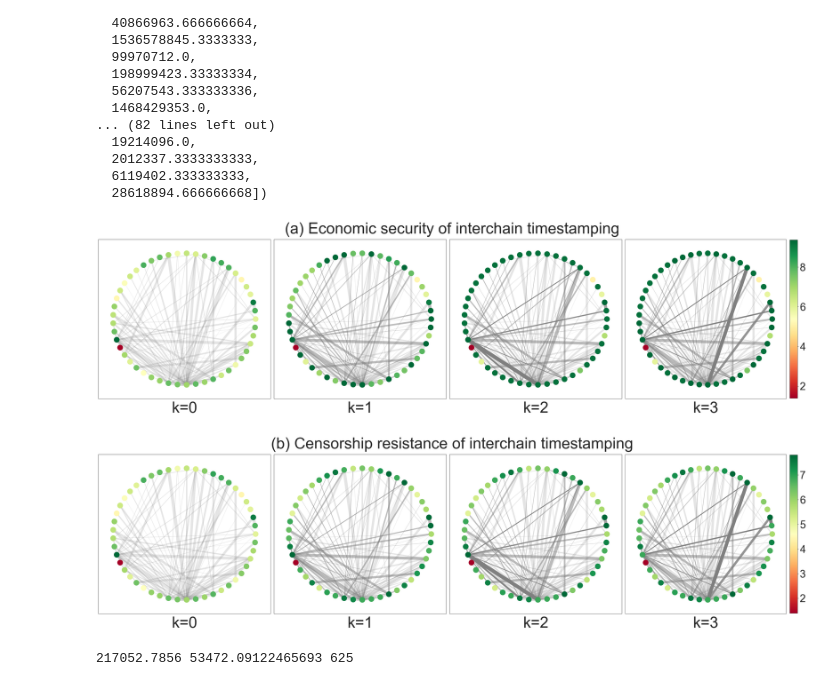
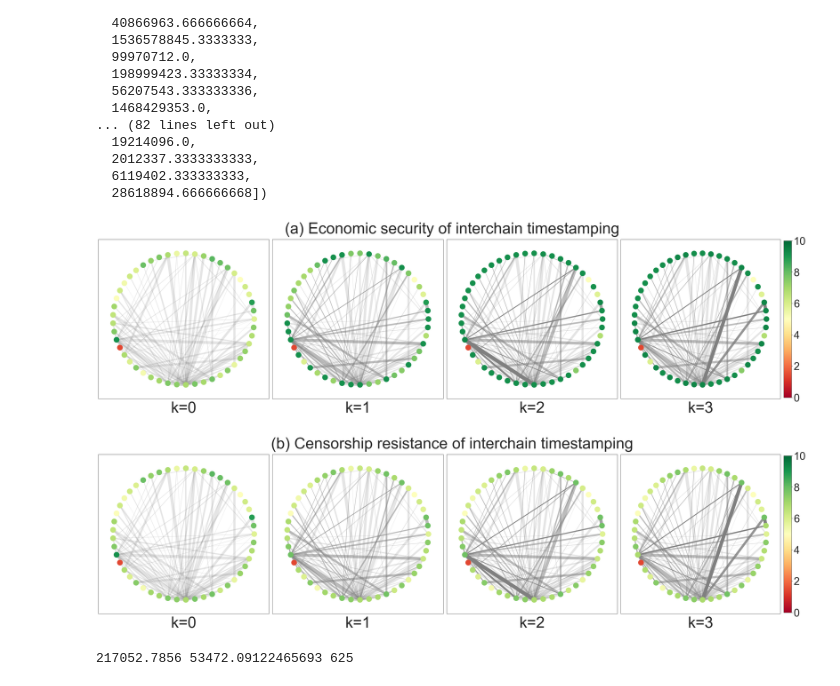
Before and after one commit to babylonchain/mapofzones-crawler, a Jupyter notebook: analysis.ipynb, the cells around one changed output. Saved outputs shown, nothing was run; the diff lists cells and outputs as text; code cells hidden in the pictures.

```diff
--- a/analysis.ipynb
+++ b/analysis.ipynb
@@ -188,7 +188,7 @@ def draw_map_of_zones_economic_security(G, cutoffs=[0,1,2,3]):
         # pos = nx.nx_agraph.pygraphviz_layout(G)
         # pos = nx.spring_layout(G, k=20, iterations=20)
         nx.draw_networkx_edges(G, pos, width=edge_weights, alpha=0.2, edge_color='grey')
-        nc = nx.draw_networkx_nodes(G, pos, node_labels, node_color=node_weights, cmap=cmap)
+        nc = nx.draw_networkx_nodes(G, pos, node_labels, node_color=node_weights, cmap=cmap, vmin=0, vmax=10)
 
         # labels = nx.draw_networkx_labels(G,pos,node_labels,font_size=16,font_color='r')
 
@@ -228,36 +228,36 @@ def draw_map_of_zones_censorship_resistance(G, cutoffs=[0,1,2,3]):
         # weight of each edge, i.e., normalised frequency of the channel
         edge_weights = [math.log10(get_frequency(edge[0], edge[1]))*5 for edge in G.edges(data='weight')]
 
         # pos = nx.nx_agraph.pygraphviz_layout(G)
         # pos = nx.spring_layout(G, k=20, iterations=20)
         nx.draw_networkx_edges(G, pos, width=edge_weights, alpha=0.2, edge_color='grey')
-        nc = nx.draw_networkx_nodes(G, pos, node_labels, node_color=node_weights, cmap=cmap)
+        nc = nx.draw_networkx_nodes(G, pos, node_labels, node_color=node_weights, cmap=cmap, vmin=0, vmax=10)
 
         # labels = nx.draw_networkx_labels(G,pos,node_labels,font_size=16,font_color='r')
 
         # use transparency to indicate edges that provide security for zones
         if cutoff > 0:
             for path in heaviest_paths:
                 for x, y in zip(path, path[1:]):
                     edge_weight = math.log10(get_frequency(x, y))*5
                     nx.draw_networkx_edges(G, pos, edgelist=[[x,y]], alpha = 0.4, width=[edge_weight], edge_color='grey')
 
         plt.title('k=%d' % (cutoff), fontsize=50, y=-0.1)
 
     # cbar = plt.colorbar(nc, format=ticker.FuncFormatter(fmt),fraction=0.046, pad=0.02)
     cbar = fig.colorbar(nc,fraction=0.046, pad=0.02)
     cbar.ax.tick_params(labelsize=35)
 
     fig.suptitle("(b) Censorship resistance of interchain timestamping", fontsize=50)
     plt.tight_layout()
     plt.savefig('../../Babylon/mesh-security-paper/figures/zones-summary-censorship-resistance.pdf')
     plt.show()
 
 draw_map_of_zones_economic_security(G)
 draw_map_of_zones_censorship_resistance(G)
 # %% [output]
-[figure, old version]
+[figure, new version]
-[figure, old version]
+[figure, new version]
 # %%
 gas_usage = []
 pattern = re.compile(" gas_used=\d* ")
```
Also changed, not shown: parts of 1 cell of this notebook.
